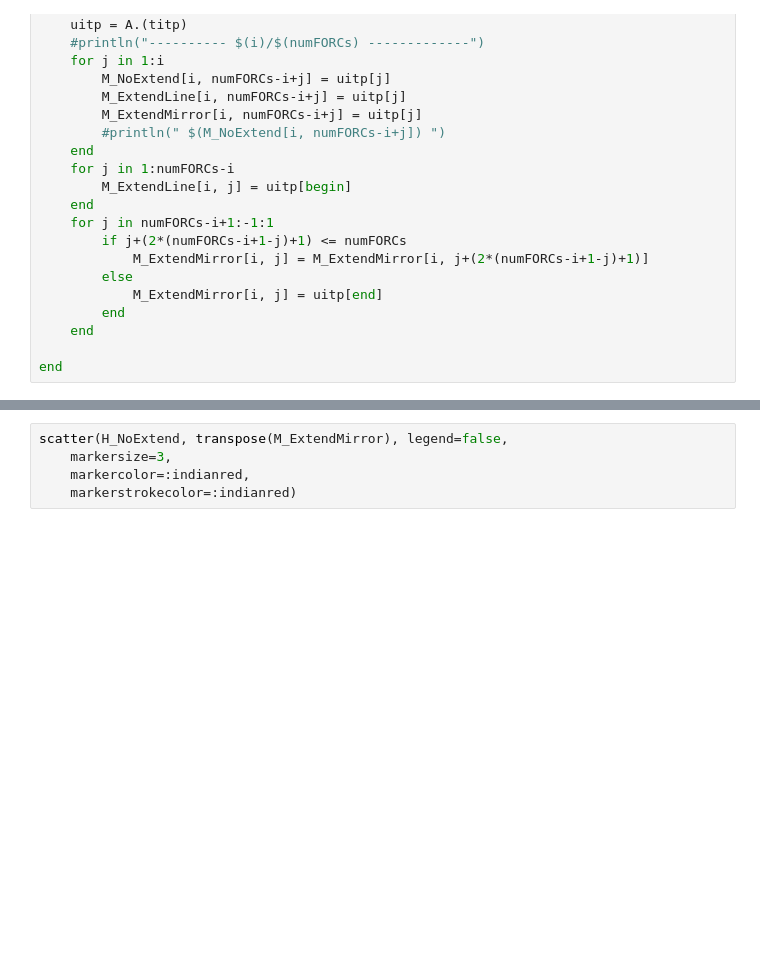
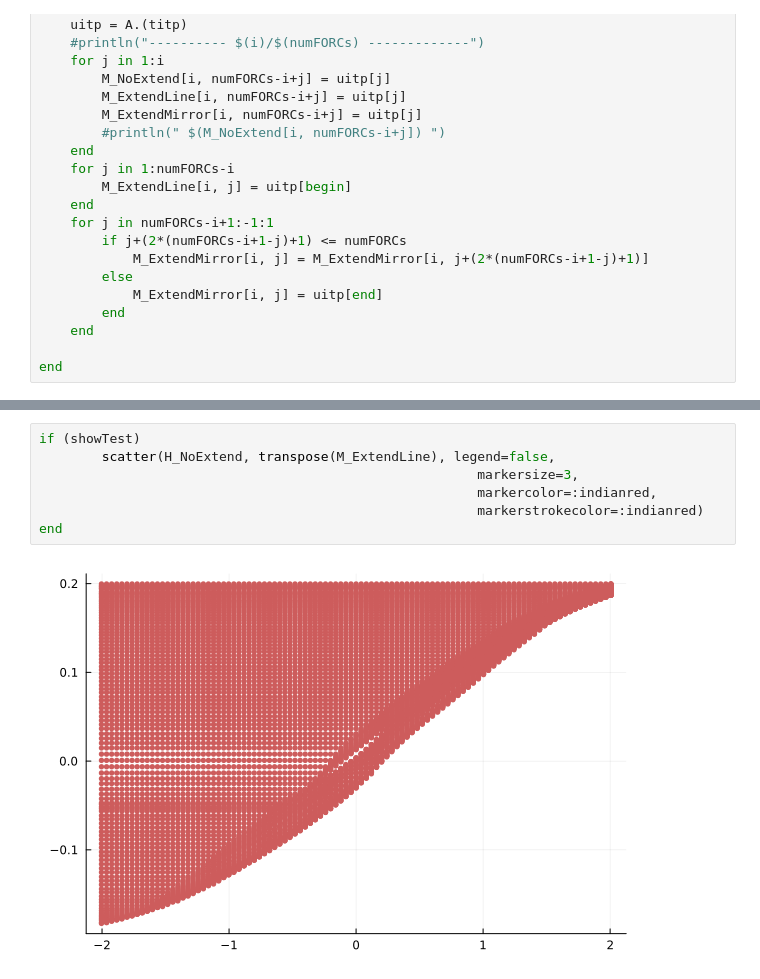
Before and after one commit to LaurentiuStoleriu/julia, a Jupyter notebook: _Magnetism/FORC.ipynb, the cells around one changed output, grey strips where cells are left out. Cells and saved outputs as stored; diff of their text form; blank space fills up the shorter version.

```diff
--- a/_Magnetism/FORC.ipynb
+++ b/_Magnetism/FORC.ipynb
@@ -222,5 +253,9 @@ heatmap(M_ExtendLine, yflip=true)
 # %%
-scatter(H_NoExtend, transpose(M_ExtendMirror), legend=false,
-    markersize=3,
-    markercolor=:indianred,
-    markerstrokecolor=:indianred)
+if (showTest)
+        scatter(H_NoExtend, transpose(M_ExtendLine), legend=false,
+                                                        markersize=3,
+                                                        markercolor=:indianred,
+                                                        markerstrokecolor=:indianred)
+end
+# %% [output]
+[figure, added]
```
Also changed, not shown: parts of 12 cells of this notebook, 5 other files.
